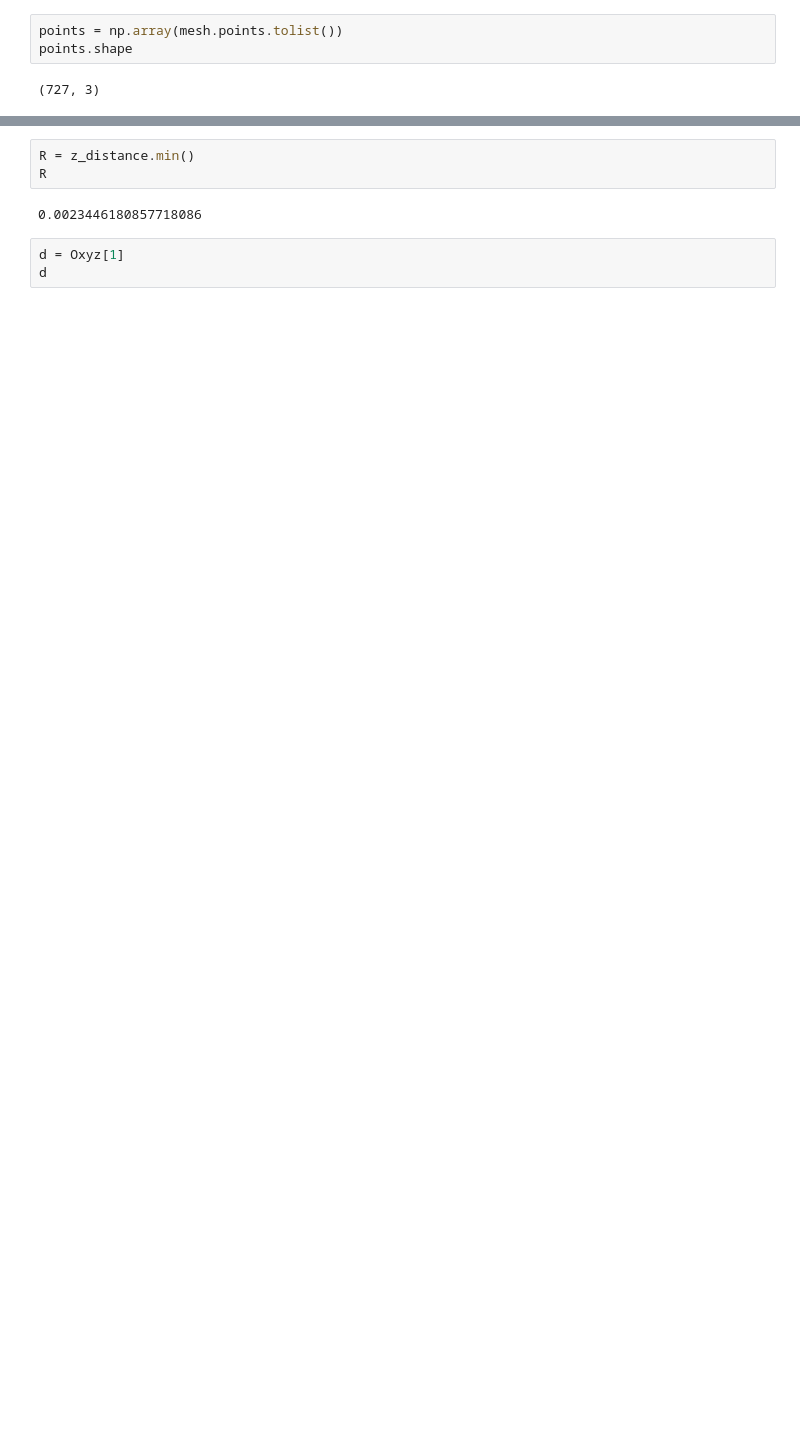
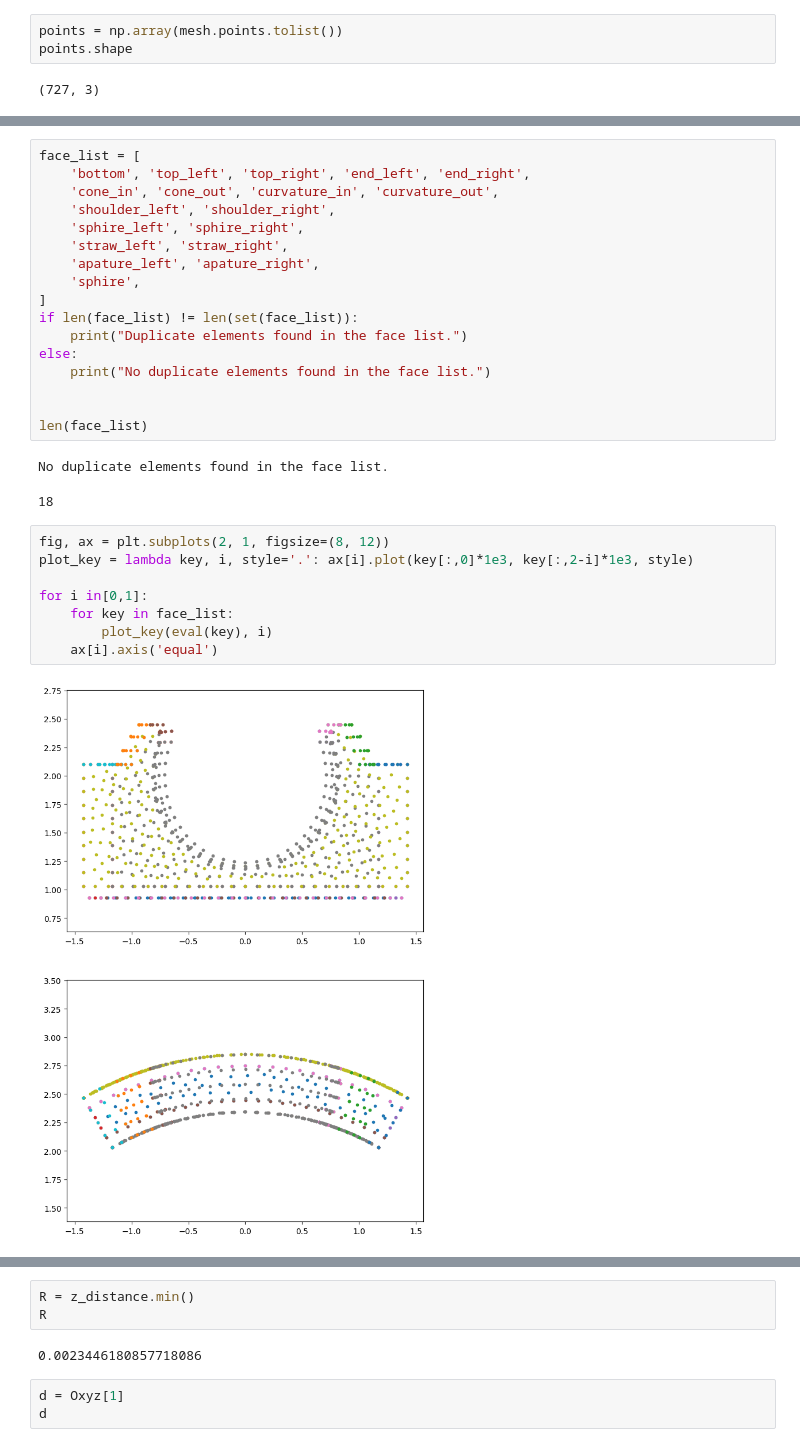
Before and after one commit to gyakusu/Mophing, a Jupyter notebook: python/BearingMakeList.ipynb, the cells around one changed output, grey strips where cells are left out. Saved outputs shown, nothing was run; the diff lists cells and outputs as text; blank space fills up the shorter version.

```diff
--- a/python/BearingMakeList.ipynb
+++ b/python/BearingMakeList.ipynb
@@ -175,0 +123,30 @@ plt.show()
+# %%
+face_list = [
+    'bottom', 'top_left', 'top_right', 'end_left', 'end_right',
+    'cone_in', 'cone_out', 'curvature_in', 'curvature_out',
+    'shoulder_left', 'shoulder_right',
+    'sphire_left', 'sphire_right',
+    'straw_left', 'straw_right',
+    'apature_left', 'apature_right',
+    'sphire',
+]
+if len(face_list) != len(set(face_list)):
+    print("Duplicate elements found in the face list.")
+else:
+    print("No duplicate elements found in the face list.")
+
+
+len(face_list)
+# %% [output]
+No duplicate elements found in the face list.
+18
+# %%
+fig, ax = plt.subplots(2, 1, figsize=(8, 12))
+plot_key = lambda key, i, style='.': ax[i].plot(key[:,0]*1e3, key[:,2-i]*1e3, style)
+
+for i in[0,1]:
+    for key in face_list:
+        plot_key(eval(key), i)
+    ax[i].axis('equal')
+# %% [output]
+[figure, added]
```
Also changed, not shown: parts of 83 cells of this notebook, 3 other files.
